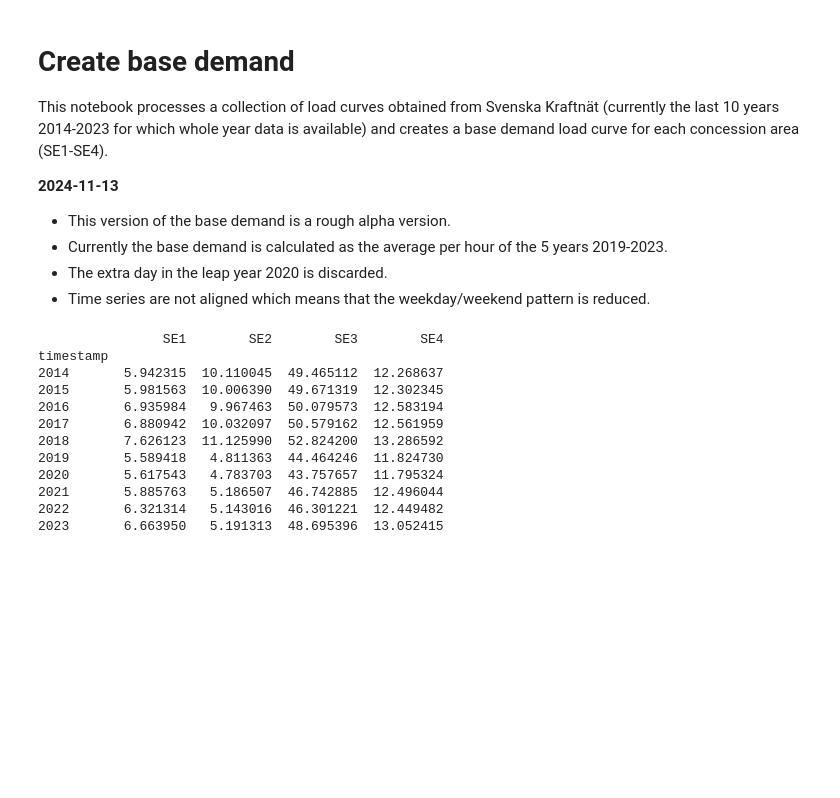
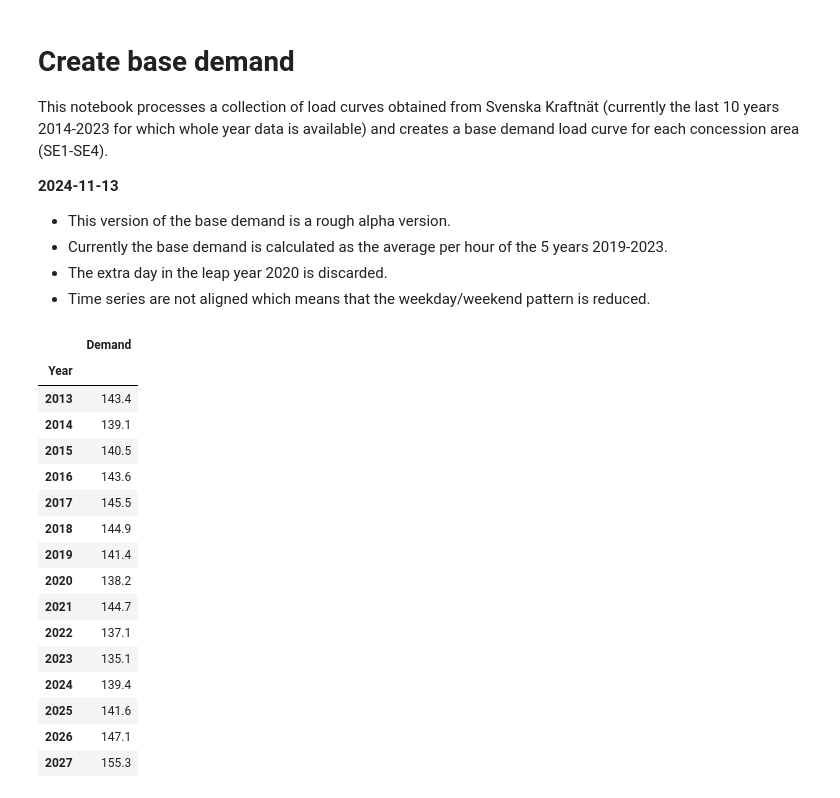
Before and after one commit to aidotse/energy-toolkit-demand, a Jupyter notebook: demand/input/public/historical_demand/create_base_demand.ipynb, the cells around one changed output. Saved outputs shown, nothing was run; the diff lists cells and outputs as text; code cells hidden in the pictures; blank space fills up the shorter version.

```diff
--- a/demand/input/public/historical_demand/create_base_demand.ipynb
+++ b/demand/input/public/historical_demand/create_base_demand.ipynb
@@ -40,26 +55,47 @@ load_curves['timestamp'] = pd.to_datetime(load_curves['timestamp'], errors='coer
 load_curves.set_index('timestamp', inplace=True) # Use timestamp as indes
 load_curves = -load_curves # Make load into demand by flipping the sign
 load_curves = load_curves.sort_index() # Sort on date
-# %%
-# Some statistics on the data
-
-yearly_totals = load_curves.groupby(load_curves.index.year).sum()
-
-## Yearly totals in TWh
-print(yearly_totals / 1_000_000)
-# %% [output]
-                SE1        SE2        SE3        SE4
-timestamp
-2014       5.942315  10.110045  49.465112  12.268637
-2015       5.981563  10.006390  49.671319  12.302345
-2016       6.935984   9.967463  50.079573  12.583194
-2017       6.880942  10.032097  50.579162  12.561959
-2018       7.626123  11.125990  52.824200  13.286592
-2019       5.589418   4.811363  44.464246  11.824730
-2020       5.617543   4.783703  43.757657  11.795324
-2021       5.885763   5.186507  46.742885  12.496044
-2022       6.321314   5.143016  46.301221  12.449482
-2023       6.663950   5.191313  48.695396  13.052415
+# %%
+# Read in energy projections from Energimyndigheten
+
+url = 'http://pxexternal.energimyndigheten.se/api/v1/sv/Energimyndighetens_statistikdatabas/Prognoser/EN_Prognos_6a.px'
+query = {
+  "query": [],
+  "response": {
+    "format": "csv"
+  }
+}
+
+##  Make the request (POST)
+response = requests.post(url, json=query)
+if response.status_code == 200:
+    csv_data = StringIO(response.text)
+    response_csv = pd.read_csv(csv_data)
+else:
+    print(f"Error: {response.status_code}")
+
+
+total_electricity_demand = response_csv[response_csv['Sektor'] == 'Totalt'].rename(columns={'År': 'Year'}).set_index('Year').drop(columns=['Sektor']).rename(columns={'Prognos elanvändning, TWh': 'Demand'})
+
+total_electricity_demand
+# %% [output]
+|  | Demand |
+| Year |  |
+| 2013 | 143.4 |
+| 2014 | 139.1 |
+| 2015 | 140.5 |
+| 2016 | 143.6 |
+| 2017 | 145.5 |
+| 2018 | 144.9 |
+| 2019 | 141.4 |
+| 2020 | 138.2 |
+| 2021 | 144.7 |
+| 2022 | 137.1 |
+| 2023 | 135.1 |
+| 2024 | 139.4 |
+| 2025 | 141.6 |
+| 2026 | 147.1 |
+| 2027 | 155.3 |
 # %%
 # Normalize load curves to sum up to 1 each year
 norm_load_curves = load_curves.copy()
```
Also changed, not shown: parts of 8 cells of this notebook, 14 other files.
